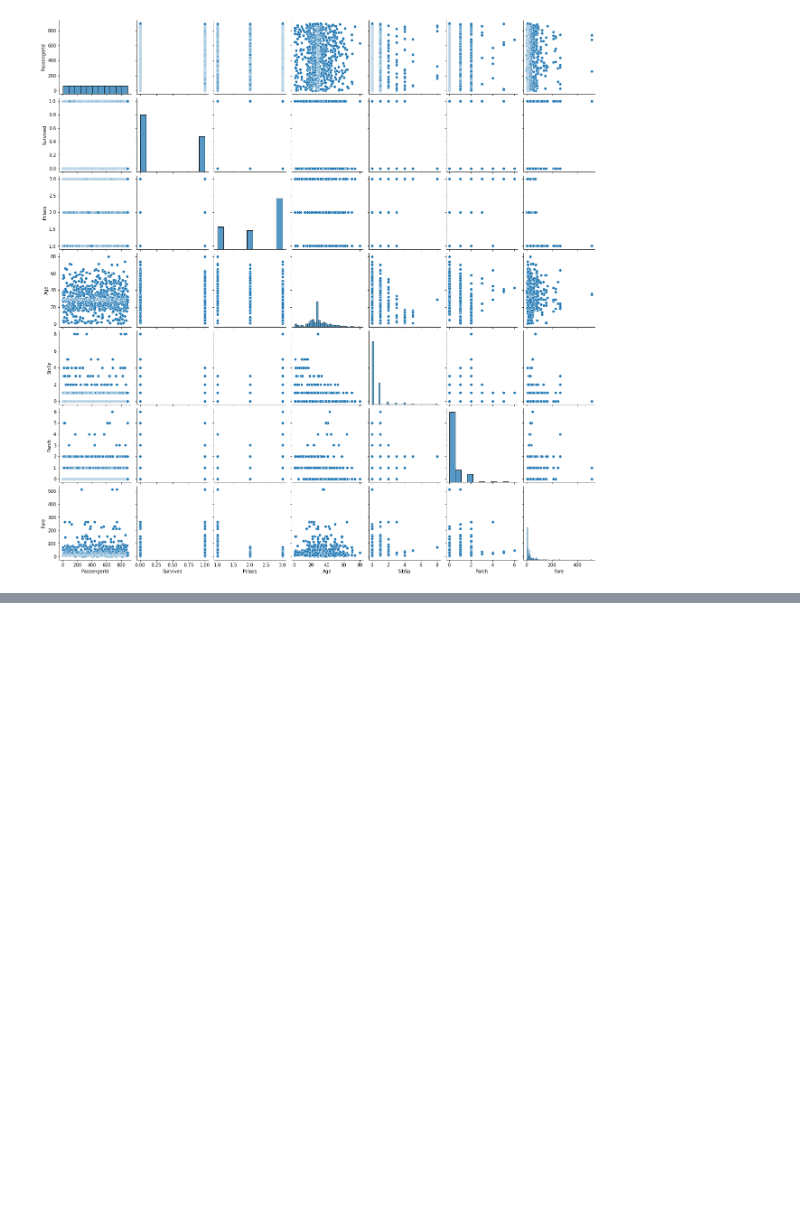
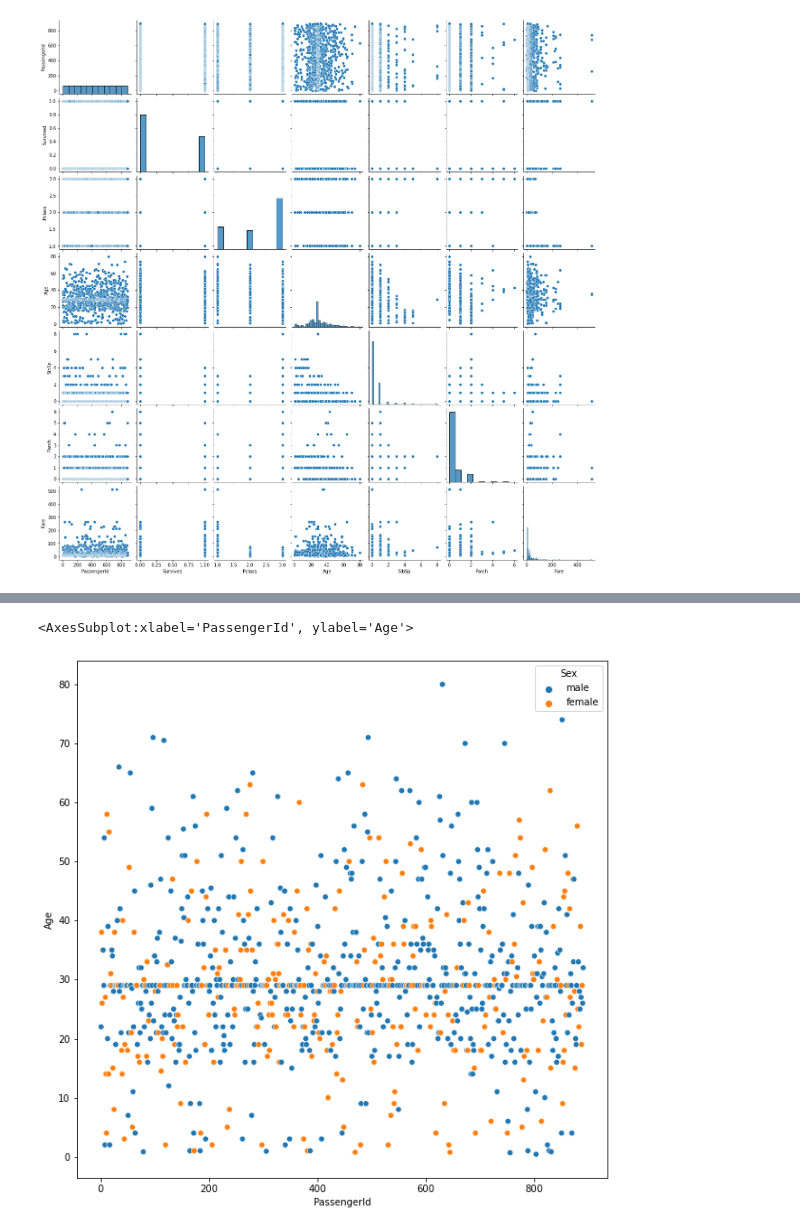
Before and after one commit to Jkhattak/OOP, a Jupyter notebook: TitanicData.ipynb, the cells around one changed output, grey strips where cells are left out. Cells and saved outputs as stored; diff of their text form; code cells hidden in the pictures; blank space fills up the shorter version.

```diff
--- a/TitanicData.ipynb
+++ b/TitanicData.ipynb
@@ -117 +120,7 @@ sns.scatterplot(data=df, x='PassengerId', y='Age')
+# %%
+plt.figure(figsize=(10,10))
+sns.scatterplot(data=df, x='PassengerId', y='Age', hue='Sex')
+# %% [output]
+<AxesSubplot:xlabel='PassengerId', ylabel='Age'>
+[figure, added]
 # %%
```
Also changed, not shown: parts of 5 cells of this notebook.
